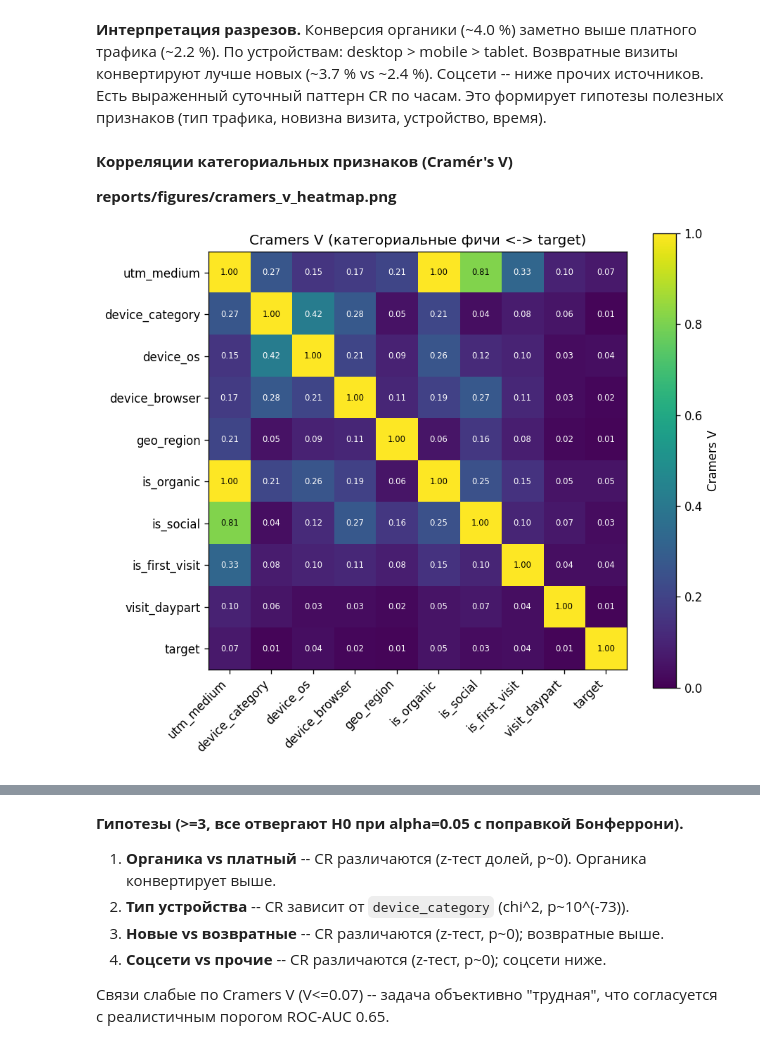
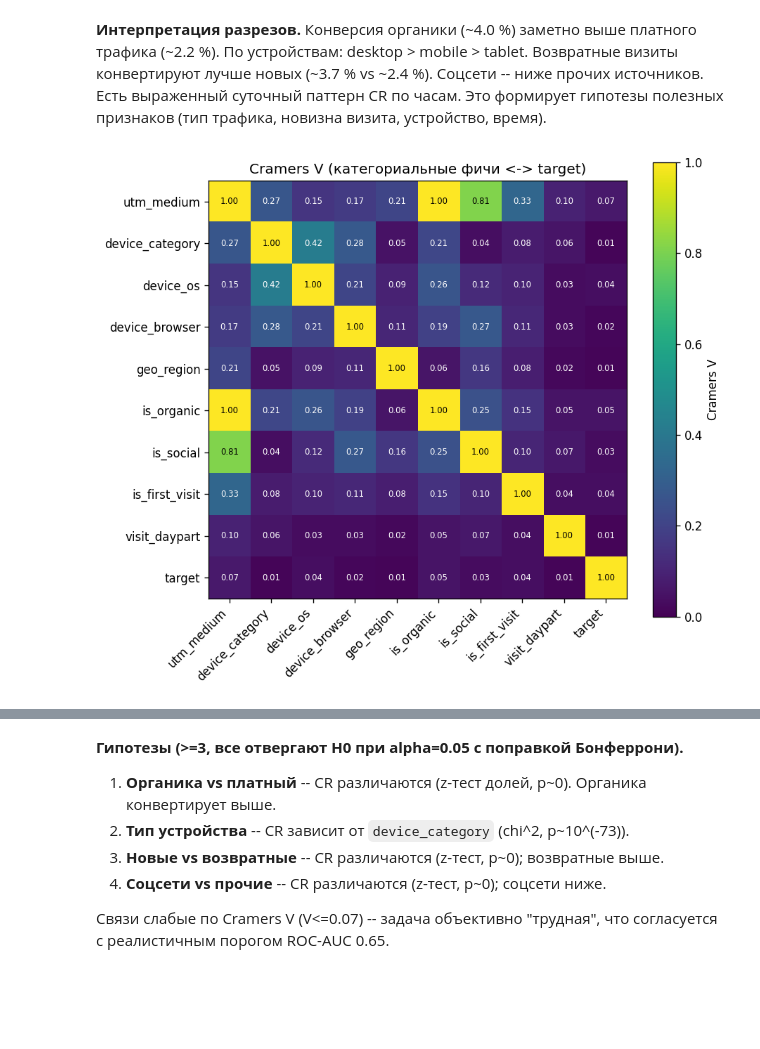
Before and after one commit to Liuboshenko/MIPHI_internship_semester_2_SberAuto-subscription, a Jupyter notebook: notebooks/analytical_report.ipynb, the cells around one changed output, grey strips where cells are left out. Drawn from its saved outputs; the diff is of its cells as text; code cells hidden in the pictures; blank space fills up the shorter version.

```diff
--- a/notebooks/analytical_report.ipynb
+++ b/notebooks/analytical_report.ipynb
@@ -168,11 +177,10 @@ pd.DataFrame({
 # %% [markdown]
 **Интерпретация разрезов.** Конверсия органики (~4.0 %) заметно выше платного трафика (~2.2 %). По устройствам: desktop > mobile > tablet. Возвратные визиты конвертируют лучше новых (~3.7 % vs ~2.4 %). Соцсети -- ниже прочих источников. Есть выраженный суточный паттерн CR по часам. Это формирует гипотезы полезных признаков (тип трафика, новизна визита, устройство, время).
-# %% [markdown]
-**Корреляции категориальных признаков (Cramér's V)**
-
-**reports/figures/cramers_v_heatmap.png**
-
-![cramers_v_heatmap.png](attachment:cramers_v_heatmap.png)
+# %%
+# Корреляции категориальных признаков (Cramers V)
+fig("cramers_v_heatmap.png")
+# %% [output]
+[figure, added]
 # %%
 # Формально проверенные гипотезы (alpha=0.05, поправка Бонферрони)
 hyp = pd.DataFrame([{"id":h["id"], "гипотеза":h["name"], "тест":h["test"],
```
Also changed, not shown: parts of 6 cells of this notebook.
